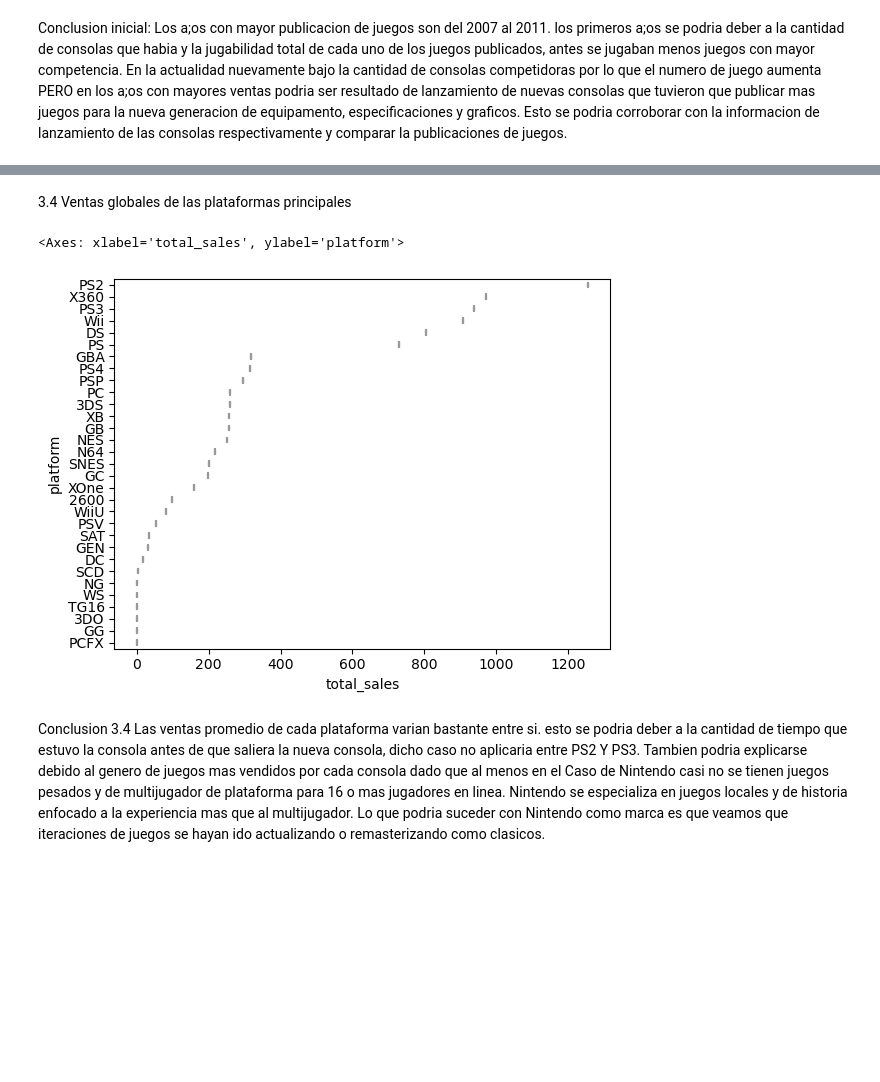
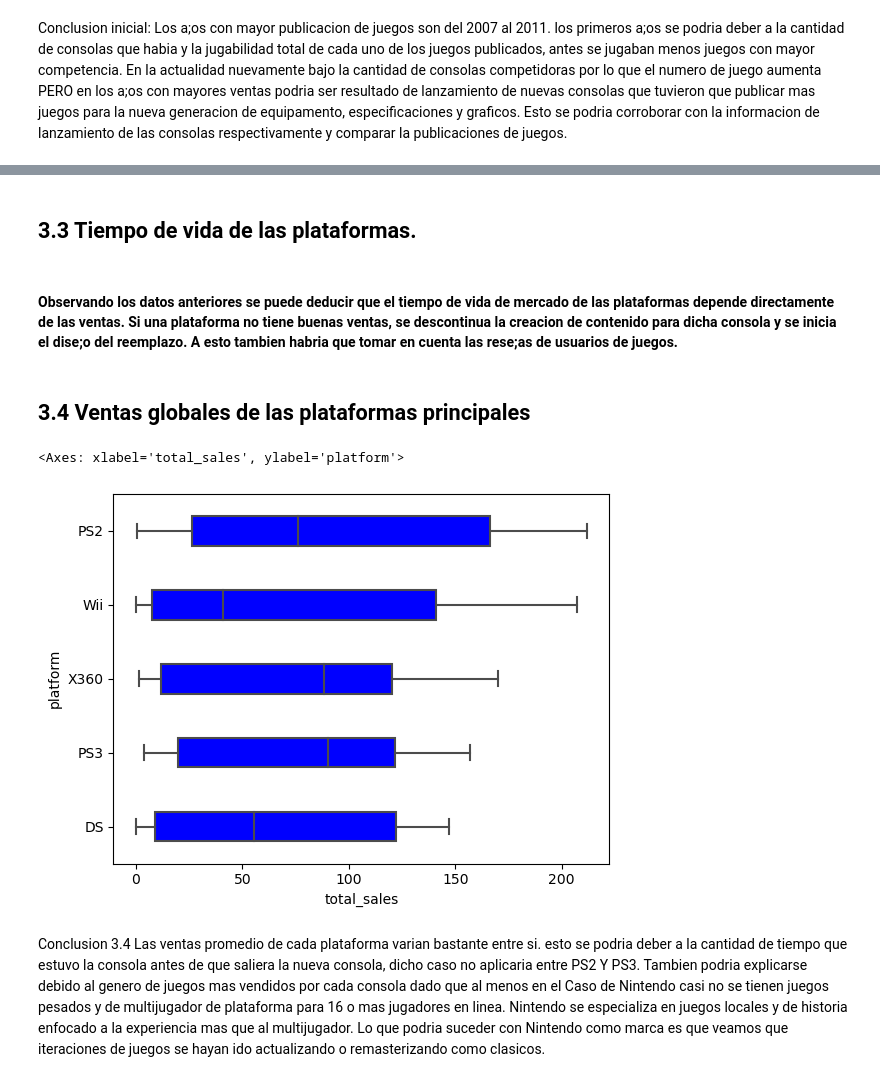
Before and after one commit to ArqJuan/Sprint6, a Jupyter notebook: Notebook_Sprint6.ipynb, the cells around one changed output, grey strips where cells are left out. Cells and saved outputs as stored; diff of their text form; code cells hidden in the pictures; blank space fills up the shorter version.

```diff
--- a/Notebook_Sprint6.ipynb
+++ b/Notebook_Sprint6.ipynb
@@ -35,10 +35,14 @@ games_df['critic_score'].fillna(0.0, inplace=True)
 
 #trabajo columna 'user_score'
 games_df['user_score'].fillna(0.0, inplace=True)
+
+
         #Tambien se va a cambiar el score TBD debido a que sigue en discusion, por lo tanto no tiene un score aun, por lo tanto es 0 para fines estadisticos
         #se hara una nota donde se explica que algunos user_score siguen en deliberacion para justificar ciertos numeros\
 games_df['user_score'].replace('tbd', 0.0, inplace=True)
 games_df['user_score'] = games_df['user_score'].astype(float)
+        #tambien se multiplicara por 10 el user_score para que coincida con el formato de critic_score
+games_df['user_score'] = games_df['user_score']*10
 
 
 #trabajo columna 'rating'
@@ -49,3 +53,4 @@ games_df['total_sales'] = games_df['na_sales']+games_df['jp_sales']+games_df['eu
 
 
 #=============comprobacion datos despues de cambios =========#
+games_df.info()
@@ -117,0 +112,13 @@ Conclusion 2: La consola con mayor ventas dentro de la base de datos con $211 mi
+# %%
+console_sales_per_year = games_df.groupby(['platform','year_of_release'])['total_sales'].sum().reset_index().sort_values(by='total_sales', ascending=False)
+console_sales_per_year = console_sales_per_year[
+    (console_sales_per_year['platform']=='PS2')|
+    (console_sales_per_year['platform']=='DS')|
+    (console_sales_per_year['platform']=='PS3')|
+    (console_sales_per_year['platform']=='Wii')|
+    (console_sales_per_year['platform']=='X360')
+    ]
+
+table_spy = pd.pivot_table(console_sales_per_year, index='year_of_release',values='total_sales', columns='platform', aggfunc='sum')
+table_spy.plot(kind='bar',label='Millions of Dollars',xlabel='Year of Release',ylabel='Millions of dollars.', title='Millions of Dollars sold per year per platform.')
+plt.show()
@@ -118,9 +132,16 @@ Conclusion 2: La consola con mayor ventas dentro de la base de datos con $211 mi
+# %% [markdown]
+#
+
+
+## 3.3 Tiempo de vida de las plataformas.
+# %% [markdown]
+#### Observando los datos anteriores se puede deducir que el tiempo de vida de mercado de las plataformas depende directamente de las ventas. Si una plataforma no tiene buenas ventas, se descontinua la creacion de contenido para dicha consola y se inicia el dise;o del reemplazo. A esto tambien habria que tomar en cuenta las rese;as de usuarios de juegos.
 # %% [markdown]
-3.4 Ventas globales de las plataformas principales
+## 3.4 Ventas globales de las plataformas principales
 # %%
-sns.boxplot(data=console_sales,saturation=1,color='white',width=.4,y='platform',x='total_sales')
+sns.boxplot(data=console_sales_per_year,saturation=1,color='blue',width=.4,y='platform',x='total_sales')
 # %% [output]
 <Axes: xlabel='total_sales', ylabel='platform'>
-[figure, old version]
+[figure, new version]
 # %% [markdown]
 Conclusion 3.4 Las ventas promedio de cada plataforma varian bastante entre si. esto se podria deber a la cantidad de tiempo que estuvo la consola antes de que saliera la nueva consola, dicho caso no aplicaria entre PS2 Y PS3. Tambien podria explicarse debido al genero de juegos mas vendidos por cada consola dado que al menos en el Caso de Nintendo casi no se tienen juegos pesados y de multijugador de plataforma para 16 o mas jugadores en linea. Nintendo se especializa en juegos locales y de historia enfocado a la experiencia mas que al multijugador. Lo que podria suceder con Nintendo como marca es que veamos que iteraciones de juegos se hayan ido actualizando o remasterizando como clasicos.
```
Also changed, not shown: parts of 18 cells of this notebook.
